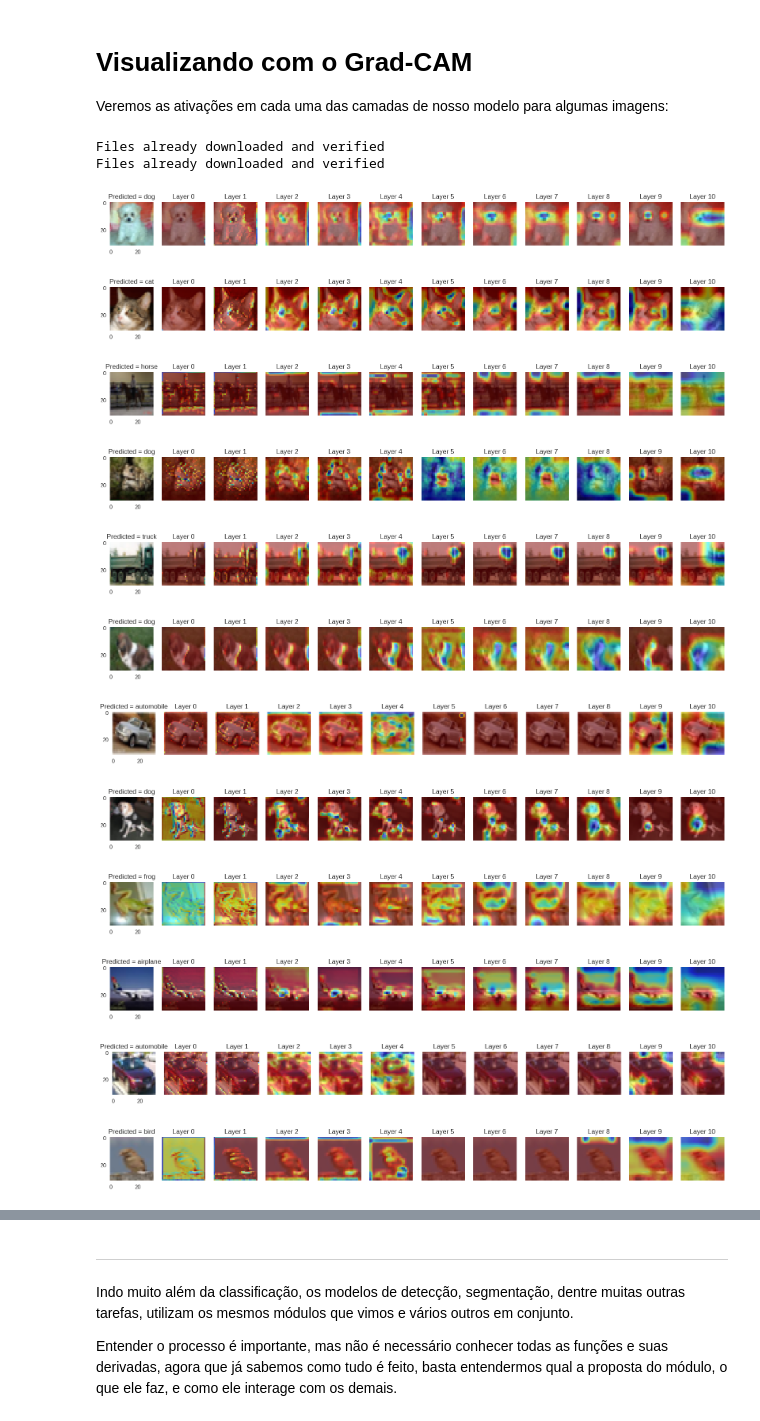
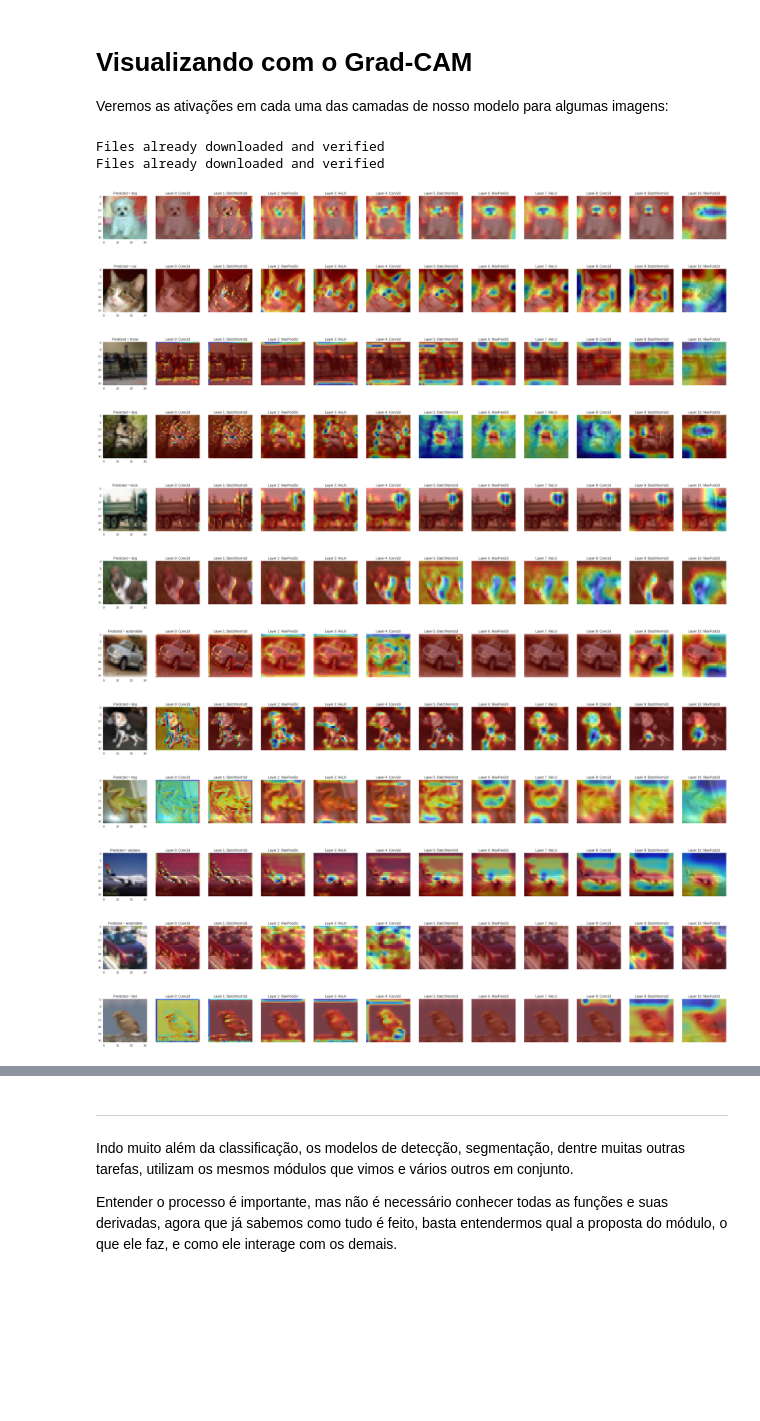
Before and after one commit to GabrielDornelles/modern-computer-vision, a Jupyter notebook: 6-torch_convnet.ipynb, the cells around one changed output, grey strips where cells are left out. Drawn from its saved outputs; the diff is of its cells as text; code cells hidden in the pictures; blank space fills up the shorter version.

Commit message:
layer names at heatmaps

```diff
--- a/6-torch_convnet.ipynb
+++ b/6-torch_convnet.ipynb
@@ -422,44 +422,45 @@ for idx in indexes:
     bp = BackPropagation(model=model)
     probs, ids = bp.forward(images)  # sorted
 
     gcam = GradCAM(model=model)
     _ = gcam.forward(images)
 
     plot_image = plot_image.detach().cpu().numpy().transpose(1,2,0)
 
 
     gcam.backward(ids=ids[:, [0]])
-    plt.figure(figsize=(20, 5), dpi=100, facecolor="white")
+    plt.figure(figsize=(40, 10), dpi=100, facecolor="white")
     cnt=1
     plt.subplot(1,12, cnt)
     plt.grid(False)
     plt.imshow(plot_image)
     plt.title(f"Predicted = {predicted}")
     for layer in range(0,11):
         regions = gcam.generate(target_layer=f"backbone.{layer}") # convs are 0 4 and 8
         regions = regions.detach().cpu().numpy()[0][0]
         cnt+=1
         regions = regions * 255
         regions = regions.astype(np.uint8)
         heatmap = cv2.applyColorMap(regions, cv2.COLORMAP_JET)
         mapped = cv2.addWeighted(heatmap, 0.5, (plot_image * 255).astype(np.uint8), 0.5, 0)
         plt.subplot(1,12, cnt)
         plt.grid(False)
         plt.axis(False)
-        plt.title(f"Layer {layer}")
+        layer_name = str(model.backbone[layer]).split("(")[0]
+        plt.title(f"Layer {layer}: {layer_name}")
         plt.imshow(mapped)
 # %% [output]
 Files already downloaded and verified
 Files already downloaded and verified
-[figure, old version]
+[figure, new version]
-[figure, old version]
+[figure, new version]
-[figure, old version]
+[figure, new version]
-[figure, old version]
+[figure, new version]
-[figure, old version]
+[figure, new version]
-[figure, old version]
+[figure, new version]
-[figure, old version]
+[figure, new version]
-[figure, old version]
+[figure, new version]
-[figure, old version]
+[figure, new version]
-[figure, old version]
+[figure, new version]
-[figure, old version]
+[figure, new version]
-[figure, old version]
+[figure, new version]
```
Also changed, not shown: parts of 1 cell of this notebook.
